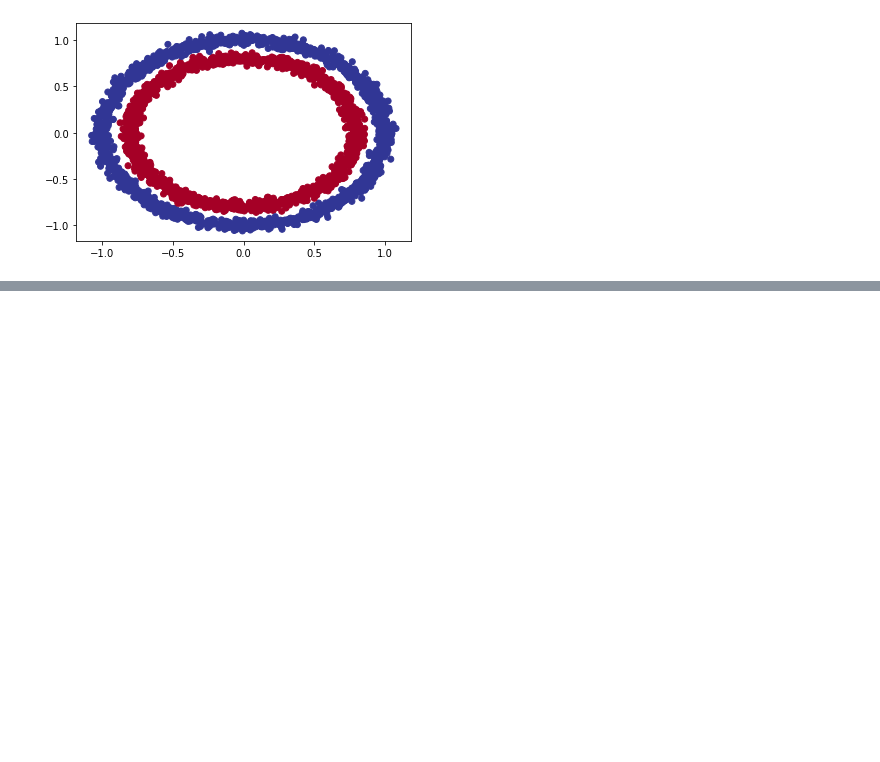
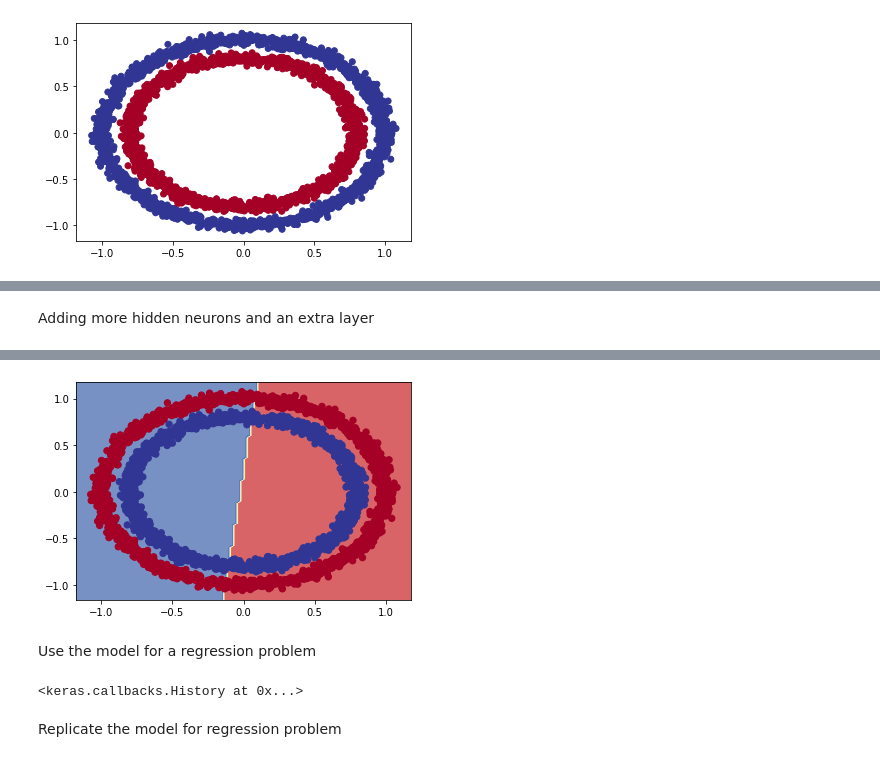
Before and after one commit to AviSaha123/Tensorflow_learnings, a Jupyter notebook: TensorflowClassification.ipynb, the cells around one changed output, grey strips where cells are left out. Cells and saved outputs as stored; diff of their text form; code cells hidden in the pictures; blank space fills up the shorter version.

Commit message:
using model 4 for regression

```diff
--- a/TensorflowClassification.ipynb
+++ b/TensorflowClassification.ipynb
@@ -39,3 +39,13 @@ plt.scatter(X[:,0],X[:,1], c = y, cmap=plt.cm.RdYlBu_r)
 # %% [output]
 <matplotlib.collections.PathCollection at 0x...>
 [figure]
+# %%
+model1 = tf.keras.Sequential([
+    tf.keras.layers.Dense(1)
+])
+
+model1.compile(loss=tf.keras.losses.binary_crossentropy,
+               optimizer = tf.keras.optimizers.SGD(),
+               metrics = ['accuracy'])
+
+model1.fit(X,y,epochs = 10)
@@ -41,0 +76,13 @@ plt.scatter(X[:,0],X[:,1], c = y, cmap=plt.cm.RdYlBu_r)
+# %%
+model2 = tf.keras.Sequential([
+    tf.keras.layers.Dense(1),
+    tf.keras.layers.Dense(1)
+])
+
+model2.compile(loss=tf.keras.losses.binary_crossentropy,
+               optimizer=tf.keras.optimizers.SGD(),
+               metrics=['accuracy'])
+
+model2.fit(X, y, epochs=200, verbose = 0)
+
+model2.evaluate(X,y)
@@ -41,0 +92,23 @@ plt.scatter(X[:,0],X[:,1], c = y, cmap=plt.cm.RdYlBu_r)
+# %% [markdown]
+Adding more hidden neurons and an extra layer
+# %%
+tf.random.set_seed(42)
+
+model3 = tf.keras.Sequential([
+    tf.keras.layers.Dense(100, input_shape=(None, 1)),
+    tf.keras.layers.Dense(10),
+    tf.keras.layers.Dense(1)
+])
+
+model3.compile(loss=tf.keras.losses.BinaryCrossentropy(),
+               optimizer=tf.keras.optimizers.Adam(), # Changing the optimizer
+               metrics=['accuracy'])
+
+model3.fit(X, y, epochs=100, verbose=0)
+
+model3.evaluate(X, y)
+# %%
+from helper import plot_decision_boundary
+
+plot_decision_boundary(model3,X = X,y = y)
+# %% [output]
@@ -41,0 +117,21 @@ plt.scatter(X[:,0],X[:,1], c = y, cmap=plt.cm.RdYlBu_r)
+[figure, added]
+# %% [markdown]
+Use the model for a regression problem
+# %%
+# Build a dataset for regression
+# tf.random.set_seed(42)
+
+X_reg = tf.range(0,1000,5)
+y_reg = tf.range(100,1100,5) # y = X +100
+
+#Split data to train test split
+X_reg_train = X_reg[:150]
+X_reg_test = X_reg[150:]
+y_reg_train = y_reg[:150]
+y_reg_test = y_reg[150:]
+
+model3.fit(tf.expand_dims(X_reg_train, axis = -1),y_reg_train, epochs = 100, verbose =0)
+# %% [output]
+<keras.callbacks.History at 0x...>
+# %% [markdown]
+Replicate the model for regression problem
```
Also changed, not shown: parts of 6 cells of this notebook, 1 other file.
